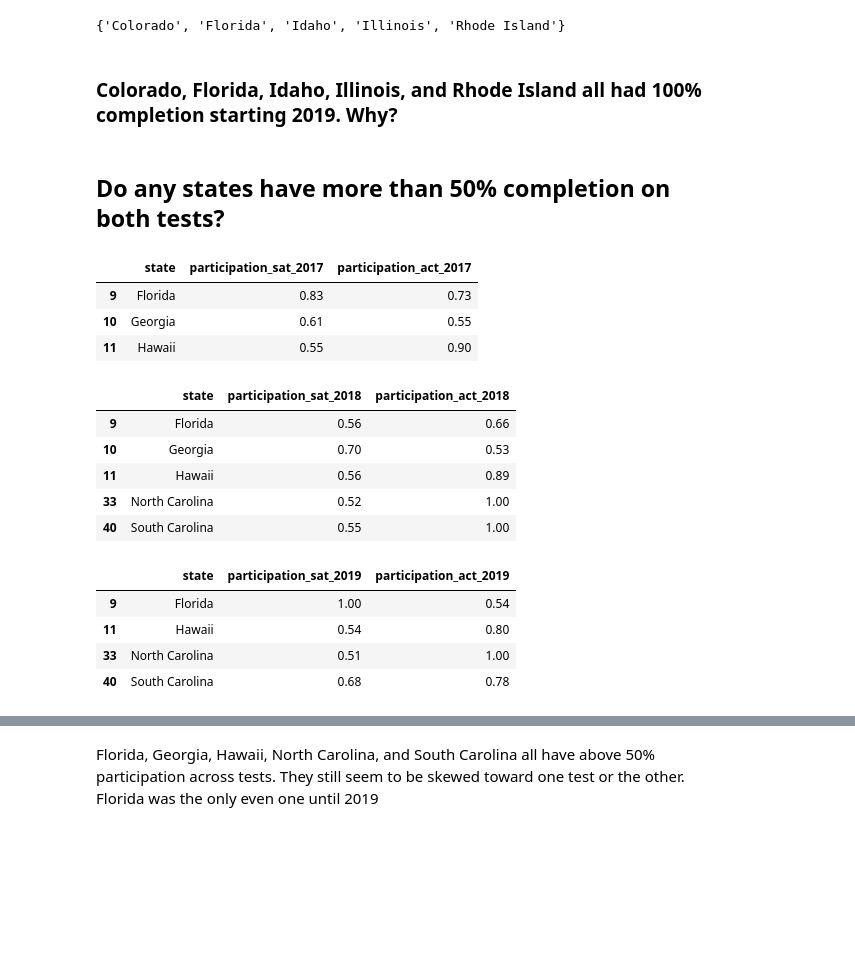
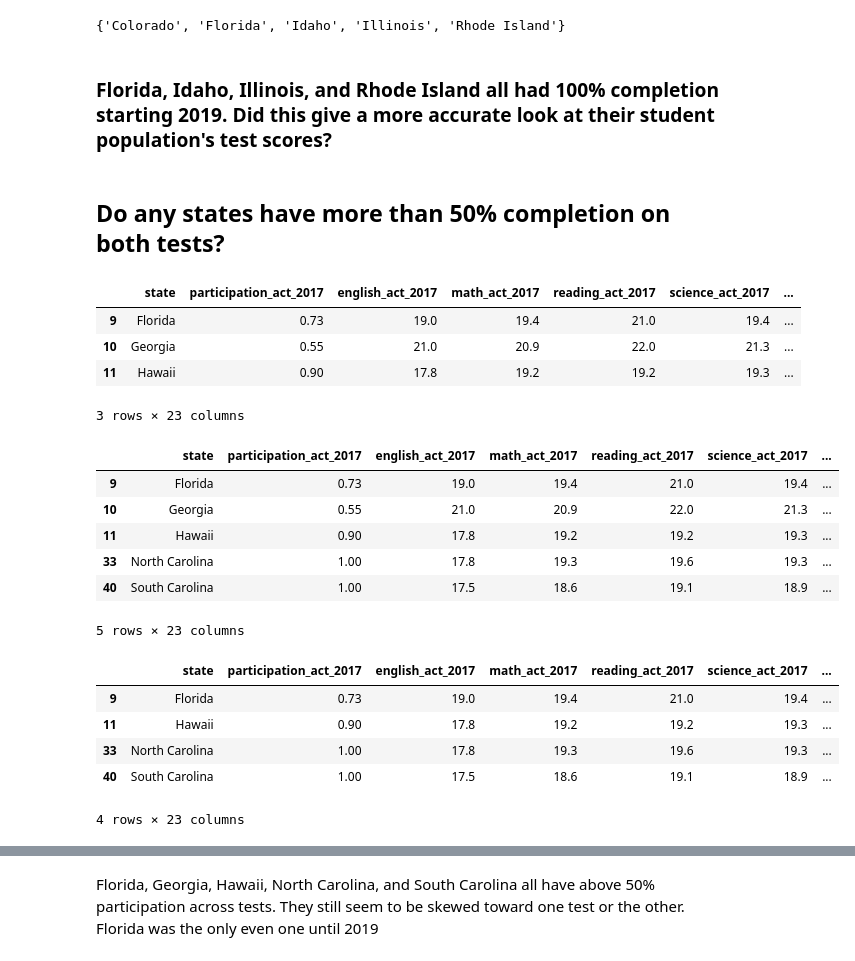
Before and after one commit to EricHeidbreder/GA_projects, a Jupyter notebook: projects/project-1-master/code/sat_act_data_HEIDBREDER.ipynb, the cells around one changed output, grey strips where cells are left out. Saved outputs shown, nothing was run; the diff lists cells and outputs as text; code cells hidden in the pictures; blank space fills up the shorter version.

```diff
--- a/projects/project-1-master/code/sat_act_data_HEIDBREDER.ipynb
+++ b/projects/project-1-master/code/sat_act_data_HEIDBREDER.ipynb
@@ -35,8 +35,8 @@ import numpy as np
 Read in the `sat_2017.csv` and `act_2017.csv` files and assign them to appropriately named pandas dataframes.
 # %%
 #Code:
-sat_2017 = pd.read_csv(r'data/sat_2017.csv')
-act_2017 = pd.read_csv(r'data/act_2017.csv')
+sat_2017 = pd.read_csv('../data/sat_2017.csv')
+act_2017 = pd.read_csv('../data/act_2017.csv')
 # %% [markdown]
 #### 2. Display Data
 
@@ -381,8 +381,8 @@ combined_2017.to_csv('data/combined_2017.csv', encoding='utf-8')
 # %% [markdown]
 Read in the `sat_2018.csv` and `act_2018.csv` files and assign them to appropriately named pandas dataframes. For the **2018 ACT Data**, only the `Composite` scores are available. Repeat the same processes to clean the 2018 data here as you were instructed in the previous sections above.
 # %%
-sat_2018 = pd.read_csv('data/sat_2018.csv')
-act_2018 = pd.read_csv('data/act_2018.csv')
+sat_2018 = pd.read_csv('../data/sat_2018.csv')
+act_2018 = pd.read_csv('../data/act_2018.csv')
 # %%
 # Dropping duplicate of Maine row
 act_2018 = act_2018.drop_duplicates().reset_index(drop=True)
@@ -422,8 +422,8 @@ combined_2017_2018.to_csv('data/combined_2017_2018.csv')
 # %% [markdown]
 ### Cleaning and merging 2019 SAT/ACT data
 # %%
-sat_2019 = pd.read_csv('data/sat_2019.csv', encoding='latin-1')
-act_2019 = pd.read_csv('data/act_2019.csv', encoding='utf-8')
+sat_2019 = pd.read_csv('../data/sat_2019.csv', encoding='latin-1')
+act_2019 = pd.read_csv('../data/act_2019.csv', encoding='utf-8')
 # %%
 sat_2019.rename(columns={'Participation Rate': 'Participation'}, inplace=True)
 # %%
@@ -960,30 +960,36 @@ set(sat_2019_100_participation) - set(sat_2017_100_participation)
 # %% [output]
 {'Colorado', 'Florida', 'Idaho', 'Illinois', 'Rhode Island'}
 # %% [markdown]
-### Colorado, Florida, Idaho, Illinois, and Rhode Island all had 100% completion starting 2019. Why?
+### Florida, Idaho, Illinois, and Rhode Island all had 100% completion starting 2019. Did this give a more accurate look at their student population's test scores?
 # %% [markdown]
 ## Do any states have more than 50% completion on both tests?
 # %%
-final[(sat_2017['participation_sat_2017'] > 0.5) & (act_2017['participation_act_2017'] > 0.5)][['state', 'participation_sat_2017', 'participation_act_2017']]
+participation_over_50_sat_2017 = final[(sat_2017['participation_sat_2017'] > 0.5) & (act_2017['participation_act_2017'] > 0.5)]
+participation_over_50_sat_2017
 # %% [output]
-|  | state | participation_sat_2017 | participation_act_2017 |
-| 9 | Florida | 0.83 | 0.73 |
-| 10 | Georgia | 0.61 | 0.55 |
-| 11 | Hawaii | 0.55 | 0.90 |
+|  | state | participation_act_2017 | english_act_2017 | math_act_2017 | reading_act_2017 | science_act_2017 | ... |
+| 9 | Florida | 0.73 | 19.0 | 19.4 | 21.0 | 19.4 | ... |
+| 10 | Georgia | 0.55 | 21.0 | 20.9 | 22.0 | 21.3 | ... |
+| 11 | Hawaii | 0.90 | 17.8 | 19.2 | 19.2 | 19.3 | ... |
+3 rows × 23 columns
 # %%
-final[(sat_2018['participation_sat_2018'] > 0.5) & (act_2018['participation_act_2018'] > 0.5)][['state', 'participation_sat_2018', 'participation_act_2018']]
+participation_over_50_sat_2018 = final[(sat_2018['participation_sat_2018'] > 0.5) & (act_2018['participation_act_2018'] > 0.5)]
+participation_over_50_sat_2018
 # %% [output]
-|  | state | participation_sat_2018 | participation_act_2018 |
-| 9 | Florida | 0.56 | 0.66 |
-| 10 | Georgia | 0.70 | 0.53 |
-| 11 | Hawaii | 0.56 | 0.89 |
-| 33 | North Carolina | 0.52 | 1.00 |
-| 40 | South Carolina | 0.55 | 1.00 |
+|  | state | participation_act_2017 | english_act_2017 | math_act_2017 | reading_act_2017 | science_act_2017 | ... |
+| 9 | Florida | 0.73 | 19.0 | 19.4 | 21.0 | 19.4 | ... |
+| 10 | Georgia | 0.55 | 21.0 | 20.9 | 22.0 | 21.3 | ... |
+| 11 | Hawaii | 0.90 | 17.8 | 19.2 | 19.2 | 19.3 | ... |
+| 33 | North Carolina | 1.00 | 17.8 | 19.3 | 19.6 | 19.3 | ... |
+| 40 | South Carolina | 1.00 | 17.5 | 18.6 | 19.1 | 18.9 | ... |
+5 rows × 23 columns
 # %%
-final[(sat_2019['participation_sat_2019'] > 0.5) & (act_2019['participation_act_2019'] > 0.5)][['state', 'participation_sat_2019', 'participation_act_2019']]
+participation_over_50_sat_2019 = final[(sat_2019['participation_sat_2019'] > 0.5) & (act_2019['participation_act_2019'] > 0.5)]
+participation_over_50_sat_2019
 # %% [output]
-|  | state | participation_sat_2019 | participation_act_2019 |
-| 9 | Florida | 1.00 | 0.54 |
-| 11 | Hawaii | 0.54 | 0.80 |
-| 33 | North Carolina | 0.51 | 1.00 |
-| 40 | South Carolina | 0.68 | 0.78 |
+|  | state | participation_act_2017 | english_act_2017 | math_act_2017 | reading_act_2017 | science_act_2017 | ... |
+| 9 | Florida | 0.73 | 19.0 | 19.4 | 21.0 | 19.4 | ... |
+| 11 | Hawaii | 0.90 | 17.8 | 19.2 | 19.2 | 19.3 | ... |
+| 33 | North Carolina | 1.00 | 17.8 | 19.3 | 19.6 | 19.3 | ... |
+| 40 | South Carolina | 1.00 | 17.5 | 18.6 | 19.1 | 18.9 | ... |
+4 rows × 23 columns
```
Also changed, not shown: parts of 20 cells of this notebook, 12 other files.
